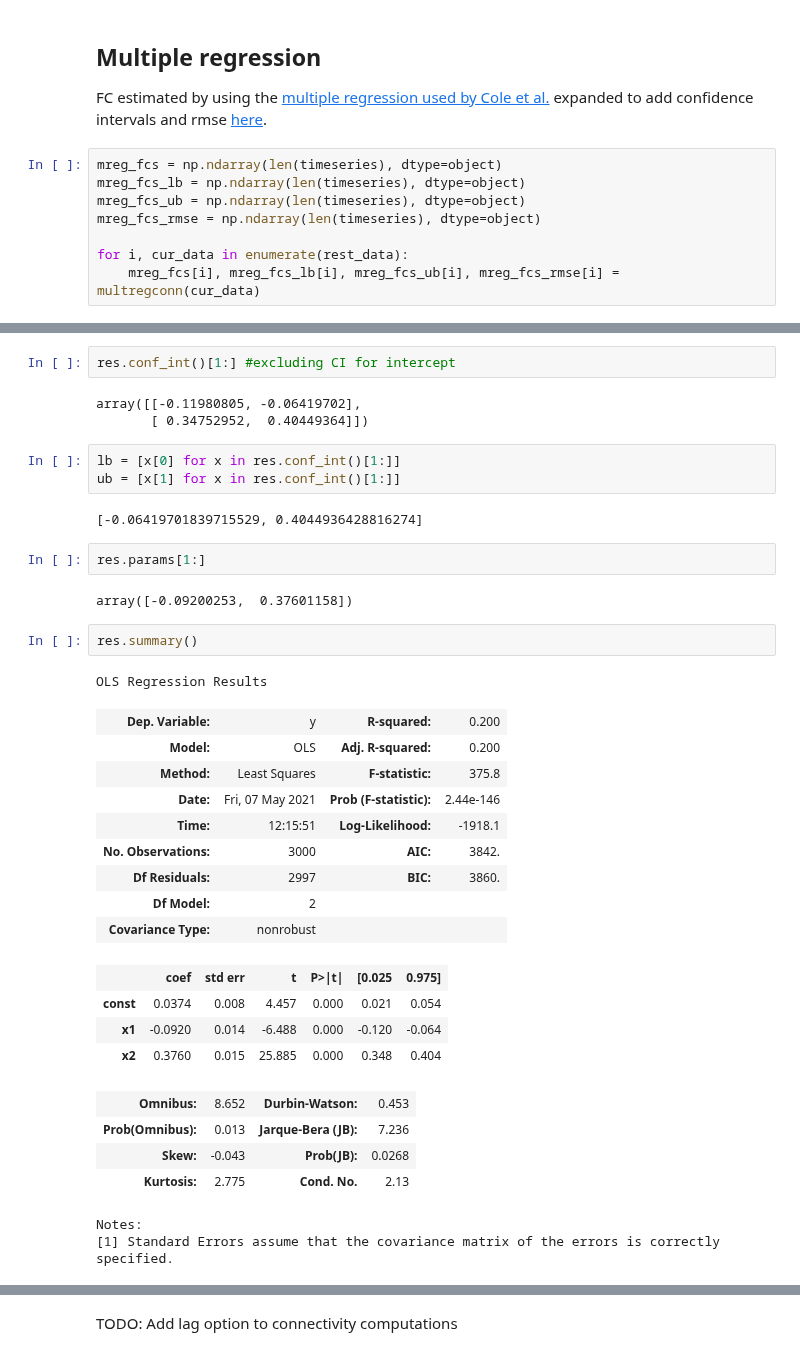
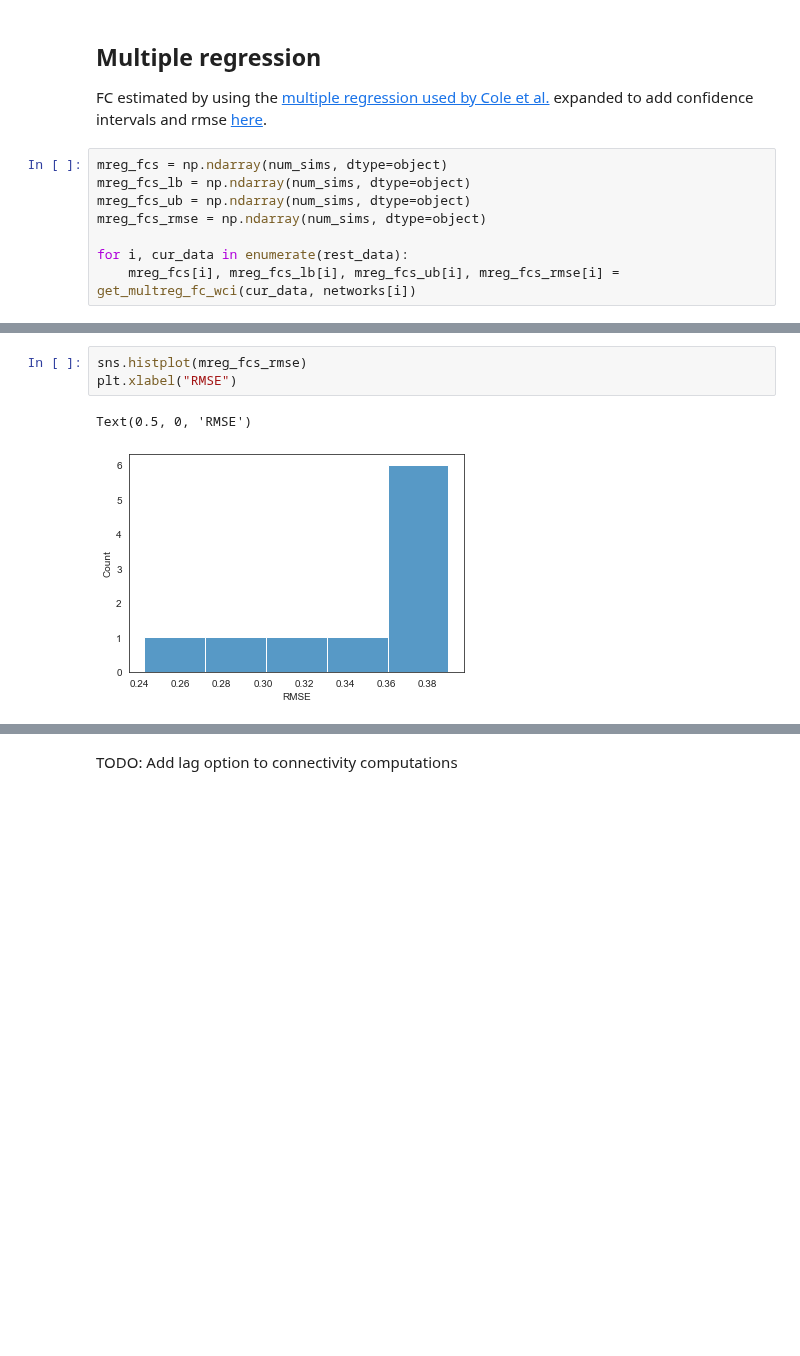
Before and after one commit to zenkavi/NeuralMassModels, a Jupyter notebook: notebooks/simulations/NB0_True_vs_functional_connectivity.ipynb, the cells around one changed output, grey strips where cells are left out. Saved outputs shown, nothing was run; the diff lists cells and outputs as text; blank space fills up the shorter version.

Commit message:
debug and ad added first multreg plots

```diff
--- a/notebooks/simulations/NB0_True_vs_functional_connectivity.ipynb
+++ b/notebooks/simulations/NB0_True_vs_functional_connectivity.ipynb
@@ -87,10 +88,10 @@ plt.axline([0, 0], [1, 1])
 
 FC estimated by using the [multiple regression used by Cole et al.](https://github.com/ColeLab/ActflowToolbox/blob/master/connectivity_estimation/multregconn.py) expanded to add confidence intervals and rmse [here](https://github.com/zenkavi/NeuralMassModels/blob/master/helpers/multregconn.py).
 # %%
-mreg_fcs = np.ndarray(len(timeseries), dtype=object)
-mreg_fcs_lb = np.ndarray(len(timeseries), dtype=object)
-mreg_fcs_ub = np.ndarray(len(timeseries), dtype=object)
-mreg_fcs_rmse = np.ndarray(len(timeseries), dtype=object)
+mreg_fcs = np.ndarray(num_sims, dtype=object)
+mreg_fcs_lb = np.ndarray(num_sims, dtype=object)
+mreg_fcs_ub = np.ndarray(num_sims, dtype=object)
+mreg_fcs_rmse = np.ndarray(num_sims, dtype=object)
 
 for i, cur_data in enumerate(rest_data):
-    mreg_fcs[i], mreg_fcs_lb[i], mreg_fcs_ub[i], mreg_fcs_rmse[i] = multregconn(cur_data)
+    mreg_fcs[i], mreg_fcs_lb[i], mreg_fcs_ub[i], mreg_fcs_rmse[i] = get_multreg_fc_wci(cur_data, networks[i])
@@ -125,37 +98,6 @@ res = mod.fit()
-# %%
-res.conf_int()[1:] #excluding CI for intercept
-# %% [output]
-array([[-0.11980805, -0.06419702],
-       [ 0.34752952,  0.40449364]])
-# %%
-lb = [x[0] for x in res.conf_int()[1:]]
-ub = [x[1] for x in res.conf_int()[1:]]
-# %% [output]
-[-0.06419701839715529, 0.4044936428816274]
-# %%
-res.params[1:]
-# %% [output]
-array([-0.09200253,  0.37601158])
-# %%
-res.summary()
-# %% [output]
-OLS Regression Results
-| Dep. Variable: | y | R-squared: | 0.200 |
-| Model: | OLS | Adj. R-squared: | 0.200 |
-| Method: | Least Squares | F-statistic: | 375.8 |
-| Date: | Fri, 07 May 2021 | Prob (F-statistic): | 2.44e-146 |
-| Time: | 12:15:51 | Log-Likelihood: | -1918.1 |
-| No. Observations: | 3000 | AIC: | 3842. |
-| Df Residuals: | 2997 | BIC: | 3860. |
-| Df Model: | 2 |  |  |
-| Covariance Type: | nonrobust |  |  |
-|  | coef | std err | t | P>|t| | [0.025 | 0.975] |
-| const | 0.0374 | 0.008 | 4.457 | 0.000 | 0.021 | 0.054 |
-| x1 | -0.0920 | 0.014 | -6.488 | 0.000 | -0.120 | -0.064 |
-| x2 | 0.3760 | 0.015 | 25.885 | 0.000 | 0.348 | 0.404 |
-| Omnibus: | 8.652 | Durbin-Watson: | 0.453 |
-| Prob(Omnibus): | 0.013 | Jarque-Bera (JB): | 7.236 |
-| Skew: | -0.043 | Prob(JB): | 0.0268 |
-| Kurtosis: | 2.775 | Cond. No. | 2.13 |
-Notes:
-[1] Standard Errors assume that the covariance matrix of the errors is correctly specified.
+# %%
+sns.histplot(mreg_fcs_rmse)
+plt.xlabel("RMSE")
+# %% [output]
+Text(0.5, 0, 'RMSE')
+[figure, added]
```
Also changed, not shown: parts of 9 cells of this notebook, 1 other file.
